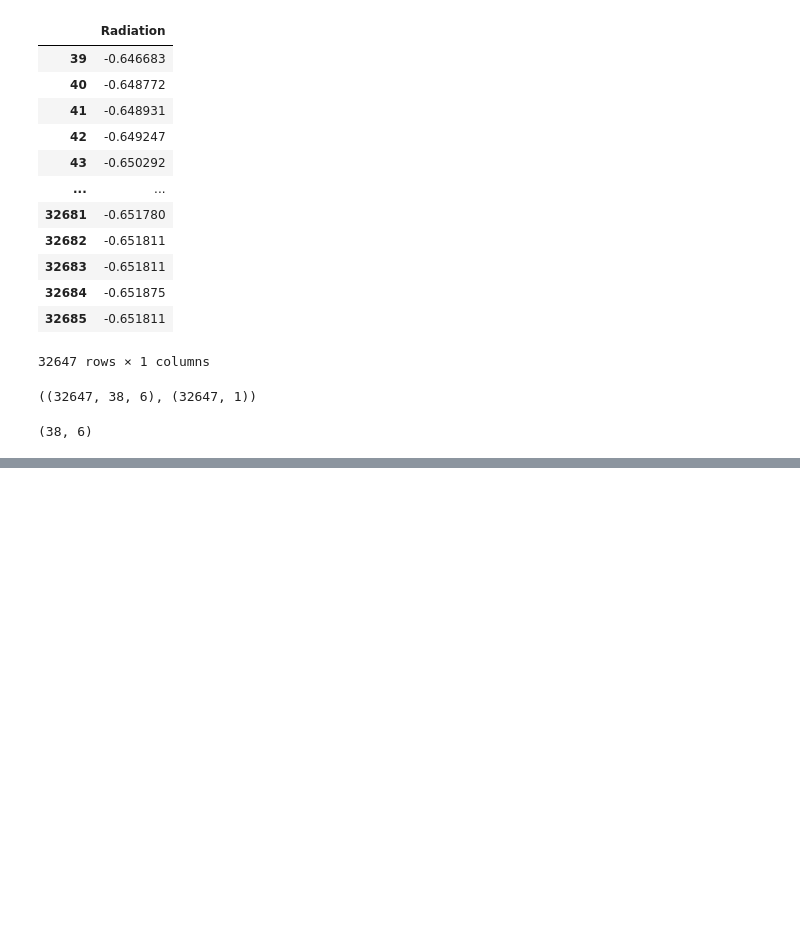
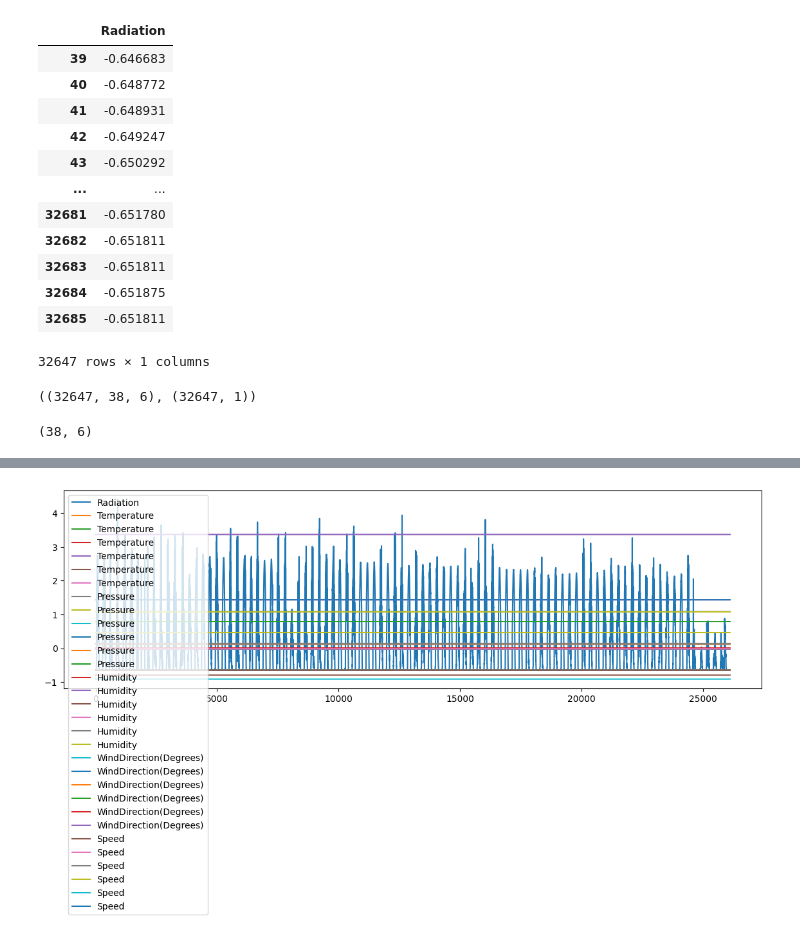
Before and after one commit to HrishikeshHPillai/gridai, a Jupyter notebook: forecasting/src/generation-forecast-LSTM.ipynb, the cells around one changed output, grey strips where cells are left out. Saved outputs shown, nothing was run; the diff lists cells and outputs as text; code cells hidden in the pictures; blank space fills up the shorter version.

Commit message:
"trained"

```diff
--- a/forecasting/src/generation-forecast-LSTM.ipynb
+++ b/forecasting/src/generation-forecast-LSTM.ipynb
@@ -3,7 +3,7 @@ import tensorflow as tf
 import pandas as pd
 import matplotlib.pyplot as plt
 # %%
-df = pd.read_csv("/Users/hrishikeshhpillai/Documents/hrishi/gridai/forecasting/datasets/SolarPrediction2.csv", parse_dates=['datetime'], index_col = ['datetime'])
+df = pd.read_csv("../datasets/SolarPrediction2.csv", parse_dates=['datetime'], index_col = ['datetime'])
 df = df.sort_values(by="datetime", ascending=True)
 df
 # %% [output]
@@ -134,6 +134,10 @@ X_train.shape, y_train.shape
 X_train.shape[1], X_train.shape[2]
 # %% [output]
 (38, 6)
+# %%
+from sklearn.model_selection import train_test_split
+
+X_train, X_test, y_train, y_test = train_test_split(X_train, y_train, test_size=0.2, shuffle=False)
 # %%
 model = tf.keras.Sequential([
     tf.keras.layers.LSTM(200, activation='relu', input_shape =(X_train.shape[1], X_train.shape[2]), return_sequences=True),
@@ -185,0 +222,14 @@ Epoch 30/30
+# %%
+#plot X_train and y_train
+
+plt.figure(figsize=(14, 4))
+plt.plot(y_train, label='Radiation')
+plt.plot(X_train[:,0], label='Temperature')
+plt.plot(X_train[:,1], label='Pressure')
+plt.plot(X_train[:,2], label='Humidity')
+plt.plot(X_train[:,3], label='WindDirection(Degrees)')
+plt.plot(X_train[:,4], label='Speed')
+plt.legend(loc='upper left')
+plt.show()
+# %% [output]
+[figure, added]
```
Also changed, not shown: parts of 11 cells of this notebook, 2 other files.
